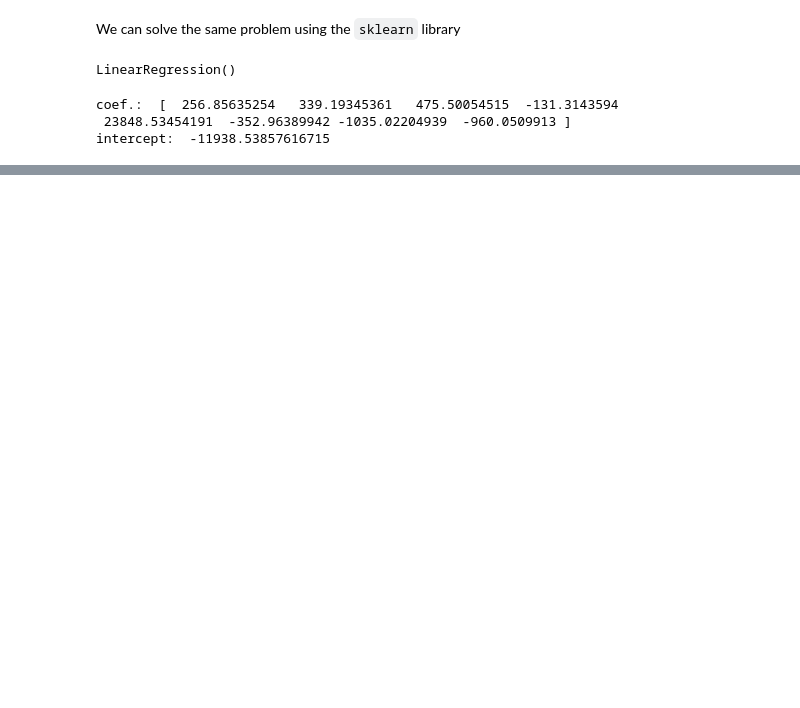
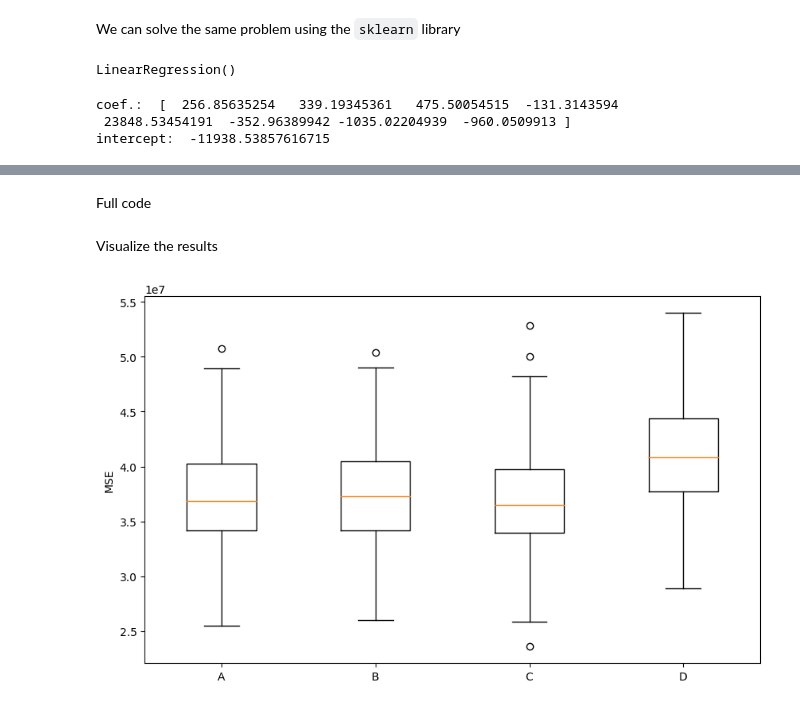
Before and after one commit to Niche-Squad/APSC-5984-ADS, a Jupyter notebook: labs/lab_09/readme.ipynb, the cells around one changed output, grey strips where cells are left out. Saved outputs shown, nothing was run; the diff lists cells and outputs as text; code cells hidden in the pictures; blank space fills up the shorter version.

```diff
--- a/labs/lab_09/readme.ipynb
+++ b/labs/lab_09/readme.ipynb
@@ -625,0 +908,45 @@ intercept:  -11938.53857616715
+# %% [markdown]
+Full code
+# %%
+# define constants
+VAR_A = ["age", "bmi", "children", "sex_male", "smoker_yes", "region_northwest", "region_southeast", "region_southwest"]
+VAR_B = ["age", "bmi", "smoker_yes", "region_southeast"]
+VAR_C = ["age", "bmi", "smoker_yes"]
+VAR_D = ["age", "smoker_yes"]
+N_ITER = 500
+DICT_MODEL = dict(
+    A=dict(var=VAR_A, mse=[]),
+    B=dict(var=VAR_B, mse=[]),
+    C=dict(var=VAR_C, mse=[]),
+    D=dict(var=VAR_D, mse=[]))
+
+# load data
+X = data.iloc[:, :-1]
+X = pd.get_dummies(X, drop_first=True)
+y = data["charges"]
+
+# run experiment
+for model in DICT_MODEL:
+    # retrieve variables
+    var = DICT_MODEL[model]["var"]
+    # subset data
+    X_sub = subset_X(X, var)
+
+    for i in range(N_ITER):
+        # split data
+        X_train, X_test, y_train, y_test = split_data(X_sub, y)
+        # fit and evaluate model
+        mse = fit_eval_model(X_train, X_test, y_train, y_test)
+        # store mse
+        DICT_MODEL[model]["mse"].append(mse)
+# %% [markdown]
+Visualize the results
+# %%
+import matplotlib.pyplot as plt
+fig, ax = plt.subplots(figsize=(10, 6))
+ax.boxplot([DICT_MODEL[model]["mse"] for model in DICT_MODEL])
+ax.set_xticklabels([model for model in DICT_MODEL])
+ax.set_ylabel("MSE")
+plt.show()
+# %% [output]
+[figure, added]
```
Also changed, not shown: parts of 22 cells of this notebook.
